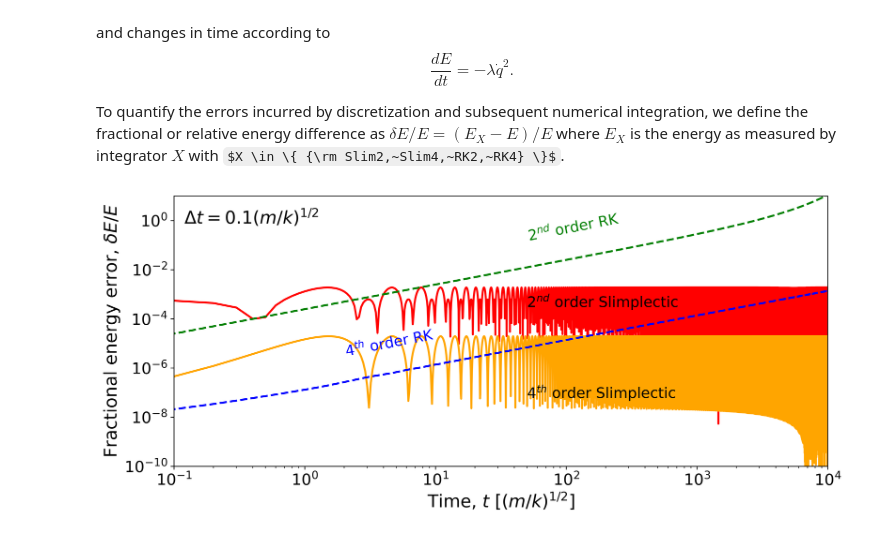
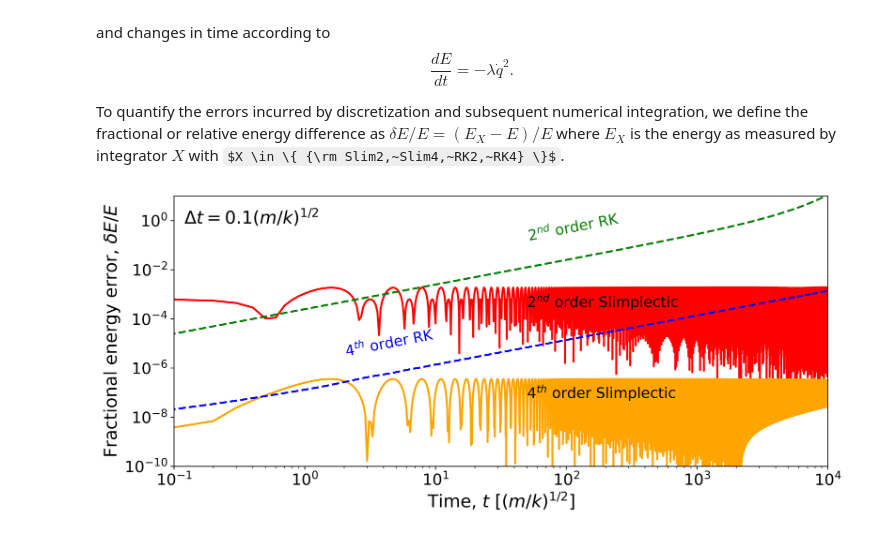
Before and after one commit to joshuacoles/slimpletic-jax, a Jupyter notebook: example_notebooks/Damped_Oscillator_SlimplecticGGLvsRK.ipynb, the cells around one changed output. Saved outputs shown, nothing was run; the diff lists cells and outputs as text; code cells hidden in the pictures; some formulas as TeX source.

```diff
--- a/example_notebooks/Damped_Oscillator_SlimplecticGGLvsRK.ipynb
+++ b/example_notebooks/Damped_Oscillator_SlimplecticGGLvsRK.ipynb
@@ -59,15 +60,12 @@ dho_2 = Solver(
 )
 # %%
 # Now integrate the 2nd order slimplectic integrator
-q_slim2, pi_slim2 = dho_2.integrate(q0, pi0, t0=0, t_sample_count=t.size)
+q_slim2, pi_slim2 = dho_2.integrate(q0, pi0, t0=0, iterations=t.size - 1)
 # %%
-dho_4 = Solver(
-    r=1,
-    dt=dt,
-    lagrangian=lagrangian, k_potential=nonconservative
-)
+# We can't mutate the solver instance, so we create a new one with similar parameters
+dho_4 = dho_2.create_similar(r=1)
 
-q_slim4, pi_slim4 = dho_4.integrate(q0, pi0=jnp.array([0.]), t0=0, t_sample_count=t.size)
+q_slim4, pi_slim4 = dho_4.integrate(q0, pi0=jnp.array([0.]), t0=0, iterations=t.size - 1)
 # %% [markdown]
 ### Runge-Kutta integration
 # %% [markdown]
@@ -248,26 +187,26 @@ E_rk4 = Energy(q_rk4[0], v_rk4[0])
 # %%
 fig2 = plt.figure(figsize=(12, 5), dpi=500)
 
 ax2 = fig2.add_subplot(1, 1, 1)
 ax2.set_ylim(1e-10, 1e1)
 ax2.set_xlim(0.1, 10000)
 
-ax2.loglog(t, np.abs(E_slim2[1:] / E - 1.), 'r-', linewidth=2.0, rasterized=True)
-ax2.loglog(t, np.abs(E_slim4[1:] / E - 1.), color='orange', linestyle='-', linewidth=2.0, rasterized=True)
+ax2.loglog(t, np.abs(E_slim2 / E - 1.), 'r-', linewidth=2.0, rasterized=True)
+ax2.loglog(t, np.abs(E_slim4 / E - 1.), color='orange', linestyle='-', linewidth=2.0, rasterized=True)
 ax2.loglog(t, np.abs(E_rk2 / E - 1.), 'g--', linewidth=2.0, rasterized=True)
 ax2.loglog(t, np.abs(E_rk4 / E - 1.), 'b--', linewidth=2.0, rasterized=True)
 
 ax2.set_xlabel('Time, $t$ [$(m/k)^{1/2}$]', fontsize=18)
 ax2.set_ylabel('Fractional energy error, $\delta E/E$', fontsize=18)
 
 ax2.text(0.12, 0.75, r'$\Delta t = 0.1 (m/k)^{1/2}$', fontsize=18, color='k')
 ax2.text(50, 3e-4, r'$2^{nd}$ order Slimplectic', fontsize=15, color='k')
 ax2.text(50, 6e-8, r'$4^{th}$ order Slimplectic', fontsize=15, color='black')
 ax2.text(2, 3e-6, r'$4^{th}$ order RK', fontsize=15, color='b', rotation=11)
 ax2.text(50, 1.5e-1, r'$2^{nd}$ order RK', fontsize=15, color='g', rotation=11)
 
 ax2.tick_params(axis='both', which='major', labelsize=16)
 # %% [output]
-[figure, old version]
+[figure, new version]
 # %%
 #fig2.savefig(plot_path + "DampSimpleELog.pdf", transparent=True,bbox_inches='tight', dpi=300)
```
Also changed, not shown: parts of 4 cells of this notebook, 8 other files.
